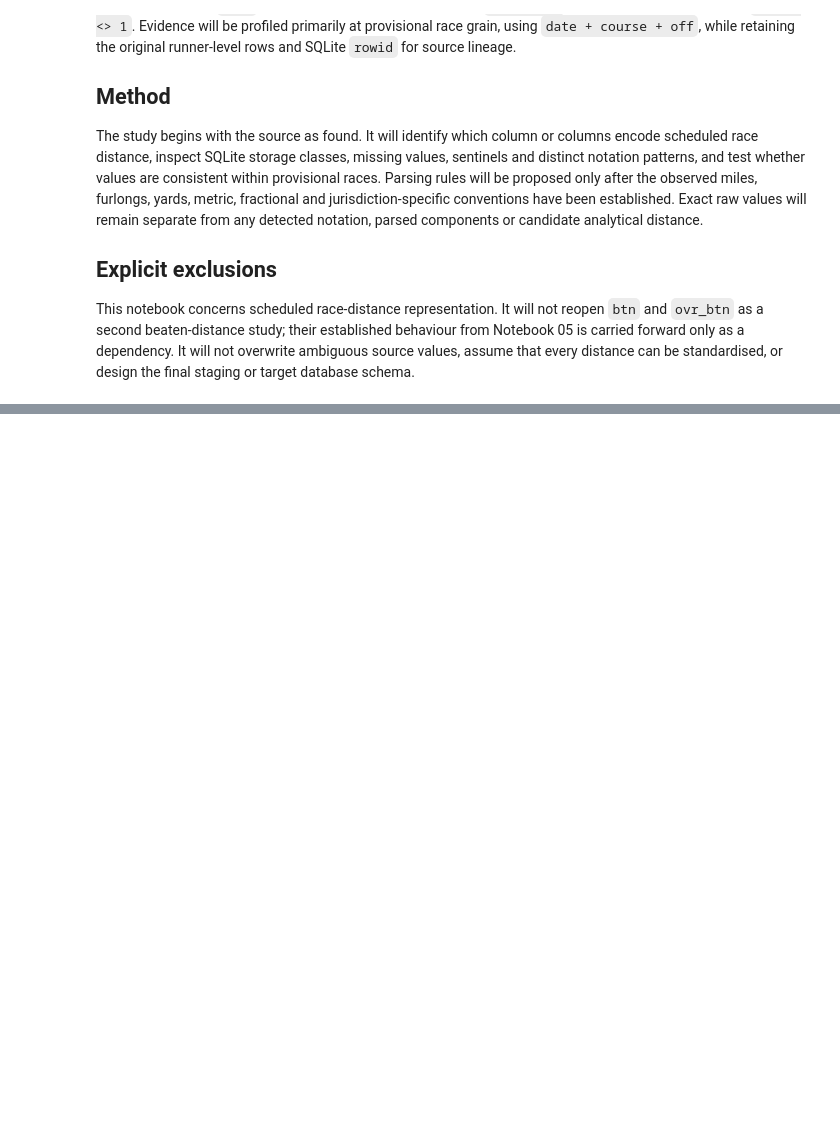
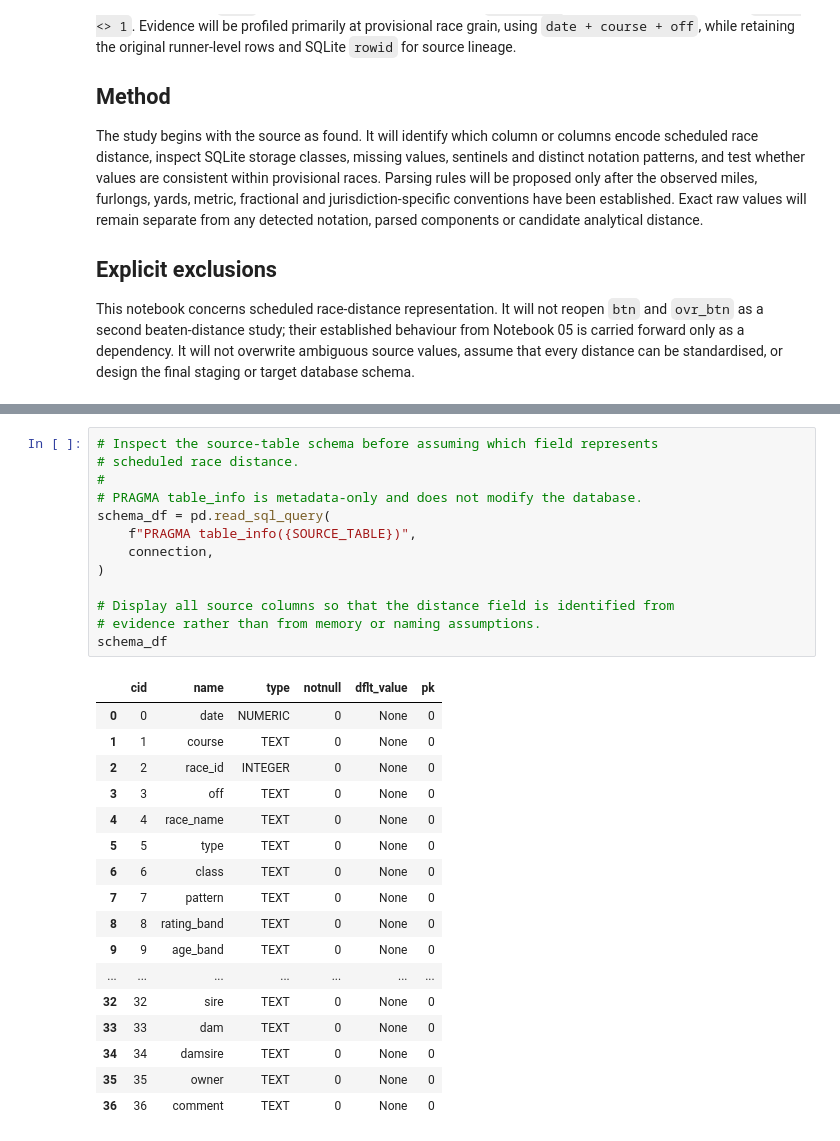
Before and after one commit to rjmac22/inside-rails-horse-racing, a Jupyter notebook: notebooks/06_race_distance_parsing.ipynb, the cells around one changed output, grey strips where cells are left out. Cells and saved outputs as stored; diff of their text form; blank space fills up the shorter version.

Commit message:
Complete race distance parsing study

```diff
--- a/notebooks/06_race_distance_parsing.ipynb
+++ b/notebooks/06_race_distance_parsing.ipynb
@@ -22,0 +62,31 @@ This notebook concerns scheduled race-distance representation. It will not reope
+# %%
+# Inspect the source-table schema before assuming which field represents
+# scheduled race distance.
+#
+# PRAGMA table_info is metadata-only and does not modify the database.
+schema_df = pd.read_sql_query(
+    f"PRAGMA table_info({SOURCE_TABLE})",
+    connection,
+)
+
+# Display all source columns so that the distance field is identified from
+# evidence rather than from memory or naming assumptions.
+schema_df
+# %% [output]
+|  | cid | name | type | notnull | dflt_value | pk |
+| 0 | 0 | date | NUMERIC | 0 | None | 0 |
+| 1 | 1 | course | TEXT | 0 | None | 0 |
+| 2 | 2 | race_id | INTEGER | 0 | None | 0 |
+| 3 | 3 | off | TEXT | 0 | None | 0 |
+| 4 | 4 | race_name | TEXT | 0 | None | 0 |
+| 5 | 5 | type | TEXT | 0 | None | 0 |
+| 6 | 6 | class | TEXT | 0 | None | 0 |
+| 7 | 7 | pattern | TEXT | 0 | None | 0 |
+| 8 | 8 | rating_band | TEXT | 0 | None | 0 |
+| 9 | 9 | age_band | TEXT | 0 | None | 0 |
+| ... | ... | ... | ... | ... | ... | ... |
+| 32 | 32 | sire | TEXT | 0 | None | 0 |
+| 33 | 33 | dam | TEXT | 0 | None | 0 |
+| 34 | 34 | damsire | TEXT | 0 | None | 0 |
+| 35 | 35 | owner | TEXT | 0 | None | 0 |
+| 36 | 36 | comment | TEXT | 0 | None | 0 |
```
Also changed, not shown: parts of 39 cells of this notebook, 2 other files.
